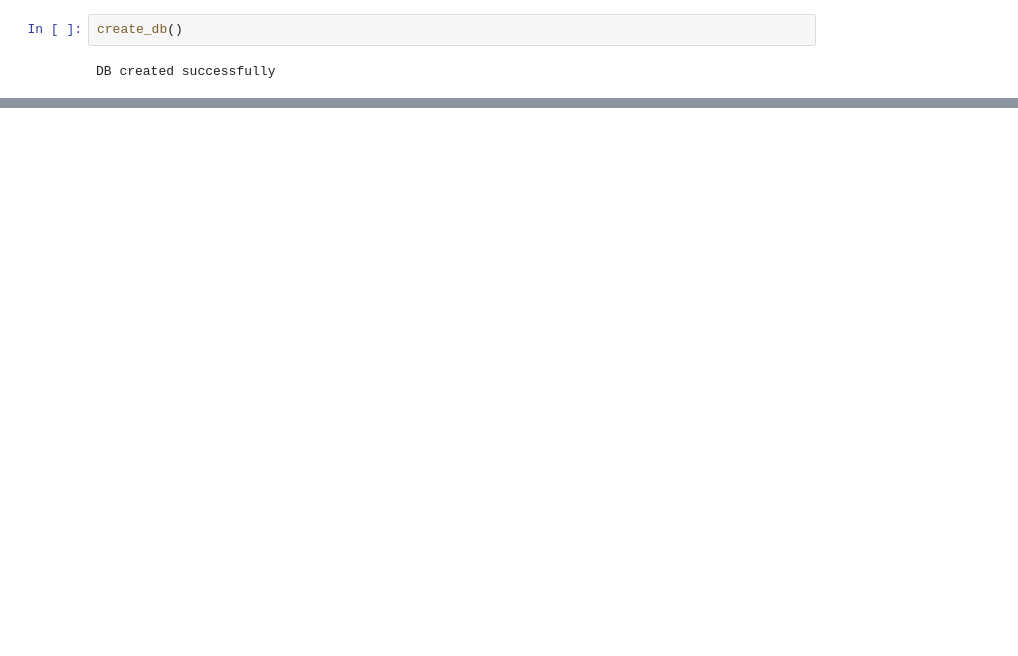
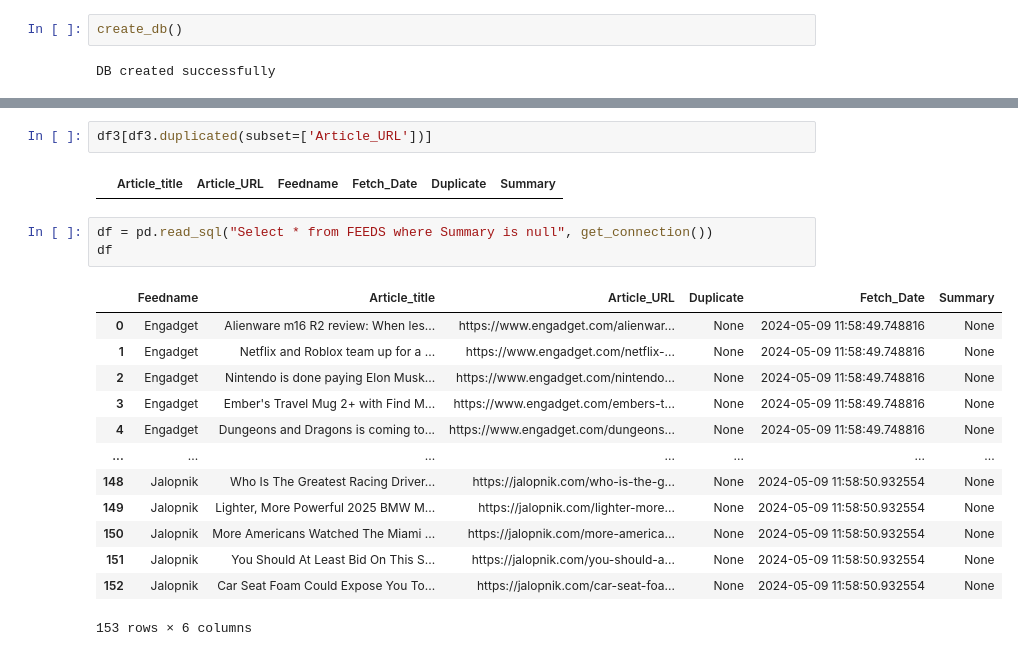
Before and after one commit to lokeshsubramany/DeDuplicate_RSS_with_LLM, a Jupyter notebook: Main.ipynb, the cells around one changed output, grey strips where cells are left out. Cells and saved outputs as stored; diff of their text form; blank space fills up the shorter version.

```diff
--- a/Main.ipynb
+++ b/Main.ipynb
@@ -257,0 +566,21 @@ df.shape
+# %%
+df3[df3.duplicated(subset=['Article_URL'])]
+# %% [output]
+|  | Article_title | Article_URL | Feedname | Fetch_Date | Duplicate | Summary |
+# %%
+df = pd.read_sql("Select * from FEEDS where Summary is null", get_connection())
+df
+# %% [output]
+|  | Feedname | Article_title | Article_URL | Duplicate | Fetch_Date | Summary |
+| 0 | Engadget | Alienware m16 R2 review: When les... | https://www.engadget.com/alienwar... | None | 2024-05-09 11:58:49.748816 | None |
+| 1 | Engadget | Netflix and Roblox team up for a ... | https://www.engadget.com/netflix-... | None | 2024-05-09 11:58:49.748816 | None |
+| 2 | Engadget | Nintendo is done paying Elon Musk... | https://www.engadget.com/nintendo... | None | 2024-05-09 11:58:49.748816 | None |
+| 3 | Engadget | Ember's Travel Mug 2+ with Find M... | https://www.engadget.com/embers-t... | None | 2024-05-09 11:58:49.748816 | None |
+| 4 | Engadget | Dungeons and Dragons is coming to... | https://www.engadget.com/dungeons... | None | 2024-05-09 11:58:49.748816 | None |
+| ... | ... | ... | ... | ... | ... | ... |
+| 148 | Jalopnik | Who Is The Greatest Racing Driver... | https://jalopnik.com/who-is-the-g... | None | 2024-05-09 11:58:50.932554 | None |
+| 149 | Jalopnik | Lighter, More Powerful 2025 BMW M... | https://jalopnik.com/lighter-more... | None | 2024-05-09 11:58:50.932554 | None |
+| 150 | Jalopnik | More Americans Watched The Miami ... | https://jalopnik.com/more-america... | None | 2024-05-09 11:58:50.932554 | None |
+| 151 | Jalopnik | You Should At Least Bid On This S... | https://jalopnik.com/you-should-a... | None | 2024-05-09 11:58:50.932554 | None |
+| 152 | Jalopnik | Car Seat Foam Could Expose You To... | https://jalopnik.com/car-seat-foa... | None | 2024-05-09 11:58:50.932554 | None |
+153 rows × 6 columns
```
Also changed, not shown: parts of 25 cells of this notebook, 5 other files.
